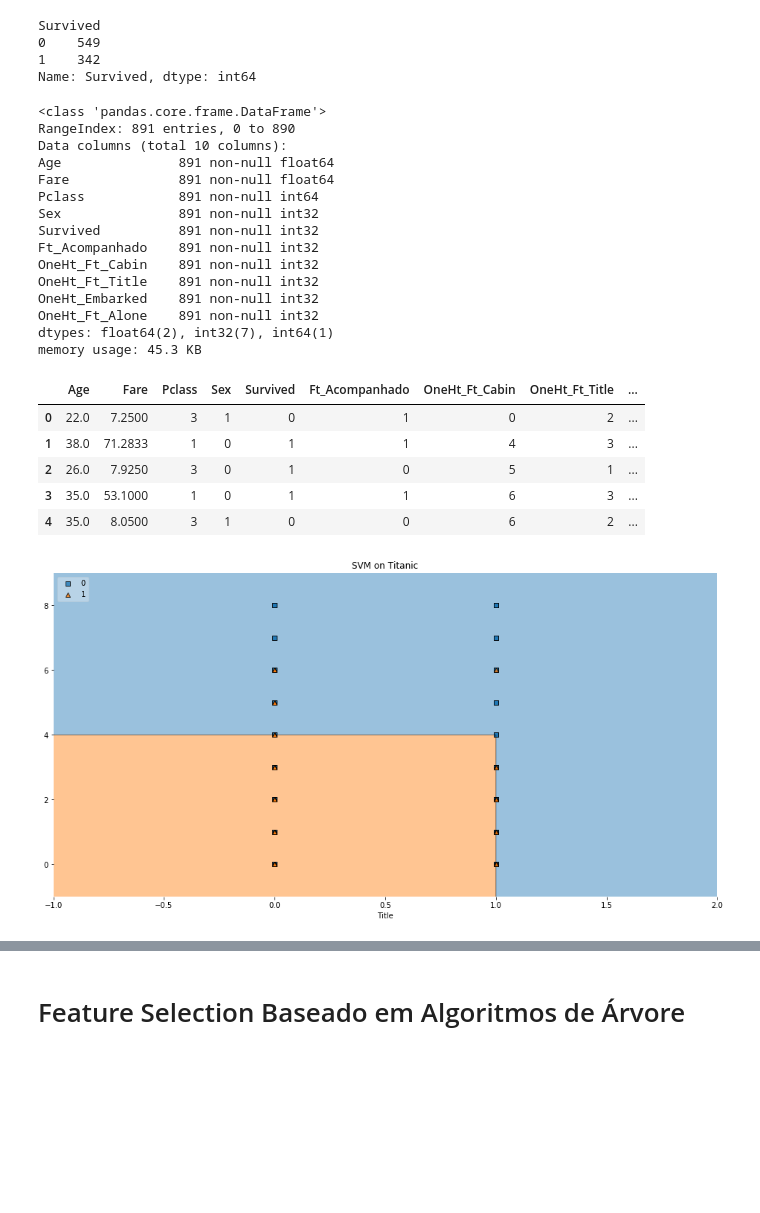
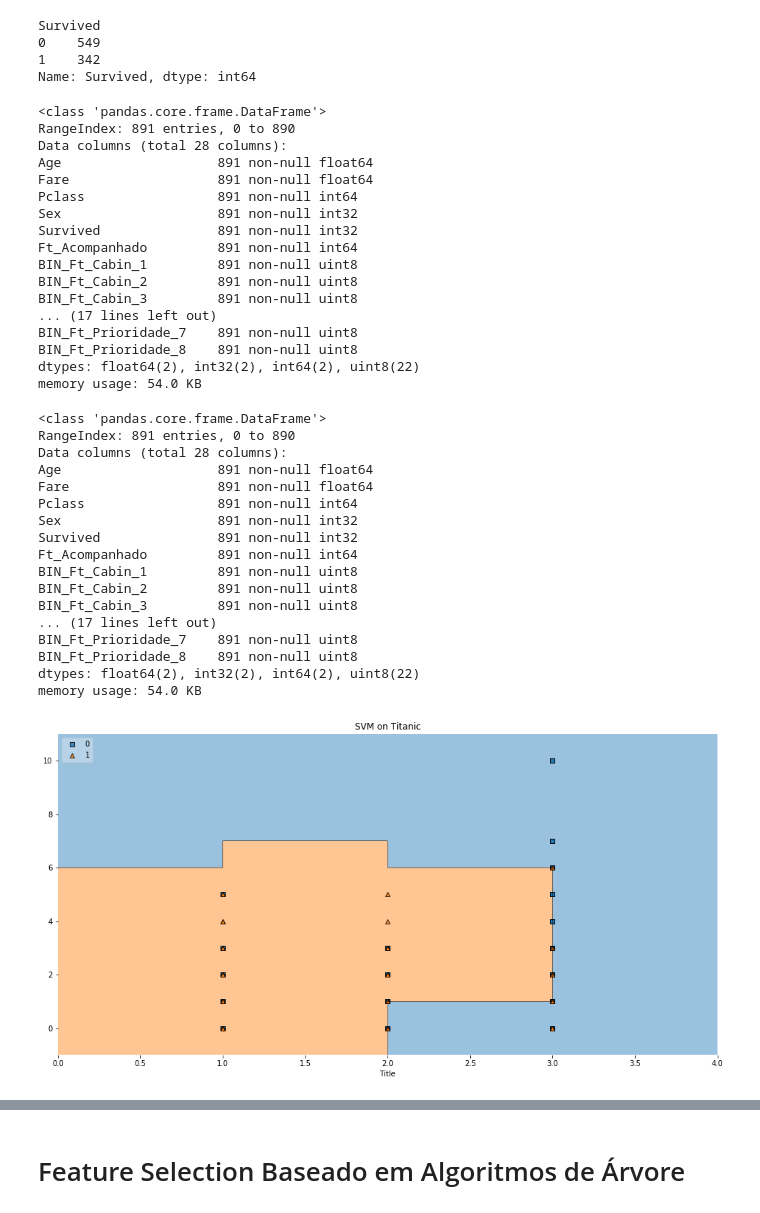
Before and after one commit to Pantoja87/Titanic-Disaster, a Jupyter notebook: TITANIC.ipynb, the cells around one changed output, grey strips where cells are left out. Drawn from its saved outputs; the diff is of its cells as text; code cells hidden in the pictures; blank space fills up the shorter version.

```diff
--- a/TITANIC.ipynb
+++ b/TITANIC.ipynb
@@ -111,0 +104,2 @@ Name: Sex, dtype: float64
+# %%
+titanic.loc[titanic.Survived.isna()==False,'Survived'] = titanic.loc[titanic.Survived.isna()==False,'Survived'].astype(int)
@@ -150,0 +195,3 @@ Text(0.5, 1.0, 'Distribution of the field Fare')
+# %%
+titanic['Ft_Alone']=0
+titanic.loc[(titanic.SibSp == 0 )& (titanic.Parch == 0 ),'Ft_Alone'] = 1
@@ -660,7 +823,5 @@ g = sns.heatmap(feture.corr(),annot=True, fmt = ".2f", cmap = "coolwarm", linewi
 titanic = pd.get_dummies(titanic, columns = ["OneHt_Ft_Cabin"]       , prefix="BIN_Ft_Cabin"  ,drop_first=True)
 titanic = pd.get_dummies(titanic, columns = ["OneHt_Ft_Title"]       , prefix="BIN_Ft_Title"   ,drop_first=True)
 titanic = pd.get_dummies(titanic, columns = ["OneHt_Embarked"]       , prefix="BIN_Embarked"   ,drop_first=True)
-titanic = pd.get_dummies(titanic, columns = ["OneHt_Fx_Age"]         , prefix="BIN_Fx_Age"     ,drop_first=True)
-titanic = pd.get_dummies(titanic, columns = ["OneHt_Fx_Fare"]        , prefix="BIN_Fx_Fare"     ,drop_first=True)
 titanic = pd.get_dummies(titanic, columns = ["OneHt_Ft_Alone"]       , prefix="BIN_Ft_Alone")
-titanic = pd.get_dummies(titanic, columns = ["OneHt_Ft_Prioridade"]  , prefix="BIN_Ft_Prioridade",drop_first=True   )
+titanic = pd.get_dummies(titanic, columns = ["OneHt_Ft_Acompanhado"]  , prefix="BIN_Ft_Prioridade",drop_first=True   )
@@ -713,28 +872,41 @@ train.info()
 # %% [output]
 <class 'pandas.core.frame.DataFrame'>
 RangeIndex: 891 entries, 0 to 890
-Data columns (total 10 columns):
-Age               891 non-null float64
-Fare              891 non-null float64
-Pclass            891 non-null int64
-Sex               891 non-null int32
-Survived          891 non-null int32
-Ft_Acompanhado    891 non-null int32
-OneHt_Ft_Cabin    891 non-null int32
-OneHt_Ft_Title    891 non-null int32
-OneHt_Embarked    891 non-null int32
-OneHt_Ft_Alone    891 non-null int32
-dtypes: float64(2), int32(7), int64(1)
-memory usage: 45.3 KB
+Data columns (total 28 columns):
+Age                    891 non-null float64
+Fare                   891 non-null float64
+Pclass                 891 non-null int64
+Sex                    891 non-null int32
+Survived               891 non-null int32
+Ft_Acompanhado         891 non-null int64
+BIN_Ft_Cabin_1         891 non-null uint8
+BIN_Ft_Cabin_2         891 non-null uint8
+BIN_Ft_Cabin_3         891 non-null uint8
+... (17 lines left out)
+BIN_Ft_Prioridade_7    891 non-null uint8
+BIN_Ft_Prioridade_8    891 non-null uint8
+dtypes: float64(2), int32(2), int64(2), uint8(22)
+memory usage: 54.0 KB
 # %%
-train.head()
+train.info()
 # %% [output]
-|  | Age | Fare | Pclass | Sex | Survived | Ft_Acompanhado | OneHt_Ft_Cabin | OneHt_Ft_Title | ... |
-| 0 | 22.0 | 7.2500 | 3 | 1 | 0 | 1 | 0 | 2 | ... |
-| 1 | 38.0 | 71.2833 | 1 | 0 | 1 | 1 | 4 | 3 | ... |
-| 2 | 26.0 | 7.9250 | 3 | 0 | 1 | 0 | 5 | 1 | ... |
-| 3 | 35.0 | 53.1000 | 1 | 0 | 1 | 1 | 6 | 3 | ... |
-| 4 | 35.0 | 8.0500 | 3 | 1 | 0 | 0 | 6 | 2 | ... |
+<class 'pandas.core.frame.DataFrame'>
+RangeIndex: 891 entries, 0 to 890
+Data columns (total 28 columns):
+Age                    891 non-null float64
+Fare                   891 non-null float64
+Pclass                 891 non-null int64
+Sex                    891 non-null int32
+Survived               891 non-null int32
+Ft_Acompanhado         891 non-null int64
+BIN_Ft_Cabin_1         891 non-null uint8
+BIN_Ft_Cabin_2         891 non-null uint8
+BIN_Ft_Cabin_3         891 non-null uint8
+... (17 lines left out)
+BIN_Ft_Prioridade_7    891 non-null uint8
+BIN_Ft_Prioridade_8    891 non-null uint8
+dtypes: float64(2), int32(2), int64(2), uint8(22)
+memory usage: 54.0 KB
 # %%
 from sklearn.model_selection import train_test_split
 
@@ -745,30 +917,30 @@ X_train = np.array(train.drop(labels = ["Survived"],axis = 1))
 # %%
 import matplotlib.pyplot as plt
 from sklearn import datasets
 from sklearn.svm import SVC
 from mlxtend.plotting import plot_decision_regions
 
 plt.figure(figsize=(16,8))
 # Loading some example data
 train["Survived"] =train["Survived"].astype(int)
-X = np.array(train[['Sex','Ft_Acompanhado']])
+X = np.array(train[['Pclass','Ft_Acompanhado']])
 y = np.array(train["Survived"])
 
 # Training a classifier
-#svm =SVC(C=0.5, kernel='linear')
-svm= SVC(decision_function_shape = 'ovo')
+vm =SVC(C=0.5, kernel='linear')
+#svm= SVC(decision_function_shape = 'ovo')
 svm.fit(X, y)
 
 # Plotting decision regions
 plot_decision_regions(X, y, clf=svm, legend=2)
 
 # Adding axes annotations
 plt.xlabel('Title')
 plt.title('SVM on Titanic')
 
 plt.show()
 # %% [output]
-[figure, old version]
+[figure, new version]
 # %%
 # Loading Plotting Utilities
 import matplotlib.pyplot as plt
```
Also changed, not shown: parts of 56 cells of this notebook.
